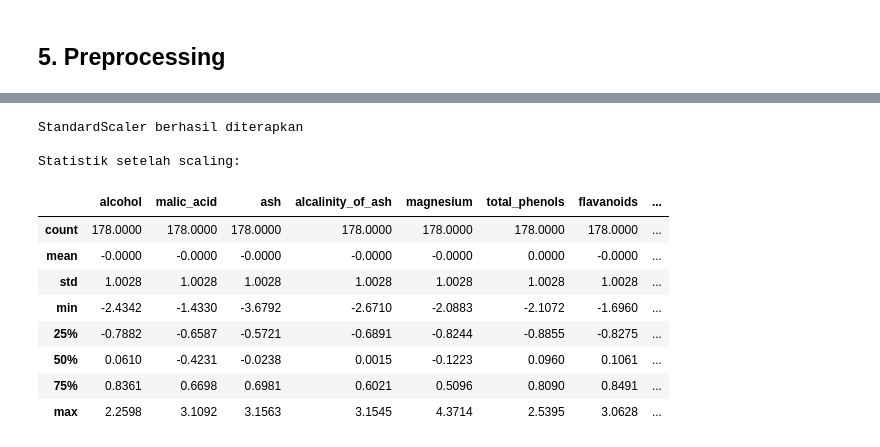
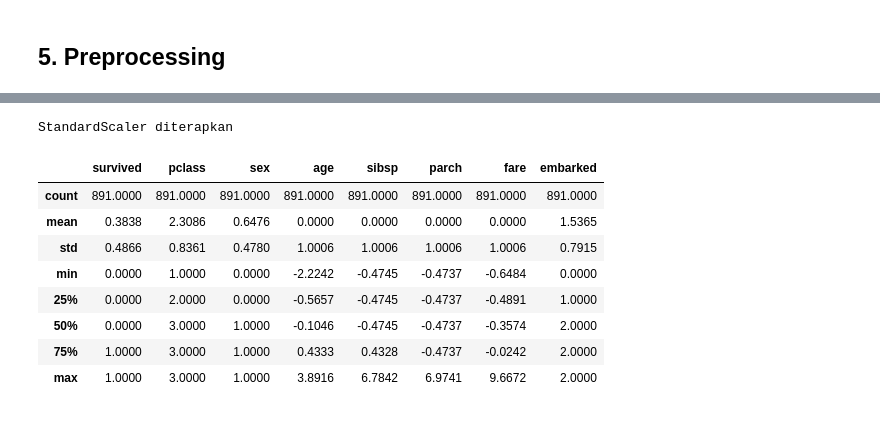
Before and after one commit to Fyodor-DOs/Eksperimen_SML_Fathir, a Jupyter notebook: preprocessing/Eksperimen_Fathir.ipynb, the cells around one changed output, grey strips where cells are left out. Saved outputs shown, nothing was run; the diff lists cells and outputs as text; code cells hidden in the pictures.

```diff
--- a/preprocessing/Eksperimen_Fathir.ipynb
+++ b/preprocessing/Eksperimen_Fathir.ipynb
@@ -247,0 +176,5 @@ Tidak ada missing values - data bersih
+# %%
+# 5.1 Seleksi fitur
+df_clean = df[['survived','pclass','sex','age','sibsp','parch','fare','embarked']].copy()
+print(f'Fitur dipilih: {list(df_clean.columns)}')
+print(f'Shape: {df_clean.shape}')
@@ -247,0 +184,7 @@ Tidak ada missing values - data bersih
+# %%
+# 5.2 Handle Missing Values
+print('Missing sebelum:')
+print(df_clean.isnull().sum()[df_clean.isnull().sum()>0])
+df_clean['age'] = df_clean['age'].fillna(df_clean['age'].median())
+df_clean['embarked'] = df_clean['embarked'].fillna(df_clean['embarked'].mode()[0])
+print(f'\nMissing sesudah: {df_clean.isnull().sum().sum()}')
@@ -247,0 +198,6 @@ Tidak ada missing values - data bersih
+# %%
+# 5.3 Encoding Kategorikal
+df_clean['sex'] = LabelEncoder().fit_transform(df_clean['sex'])
+df_clean['embarked'] = LabelEncoder().fit_transform(df_clean['embarked'])
+print('Encoding selesai')
+df_clean.head()
@@ -248,23 +212,19 @@ Tidak ada missing values - data bersih
 # %%
-# 5.3 Feature Scaling dengan StandardScaler
-feature_cols = [c for c in df_clean.columns if c != 'target']
+# 5.4 Feature Scaling
+num_cols = ['age', 'fare', 'sibsp', 'parch']
 scaler = StandardScaler()
-df_clean[feature_cols] = scaler.fit_transform(df_clean[feature_cols])
-
-print('StandardScaler berhasil diterapkan')
-print(f'\nStatistik setelah scaling:')
-df_clean[feature_cols].describe().round(4)
+df_clean[num_cols] = scaler.fit_transform(df_clean[num_cols])
+print('StandardScaler diterapkan')
+df_clean.describe().round(4)
 # %% [output]
-StandardScaler berhasil diterapkan
-
-Statistik setelah scaling:
+StandardScaler diterapkan
-|  | alcohol | malic_acid | ash | alcalinity_of_ash | magnesium | total_phenols | flavanoids | ... |
-| count | 178.0000 | 178.0000 | 178.0000 | 178.0000 | 178.0000 | 178.0000 | 178.0000 | ... |
-| mean | -0.0000 | -0.0000 | -0.0000 | -0.0000 | -0.0000 | 0.0000 | -0.0000 | ... |
-| std | 1.0028 | 1.0028 | 1.0028 | 1.0028 | 1.0028 | 1.0028 | 1.0028 | ... |
-| min | -2.4342 | -1.4330 | -3.6792 | -2.6710 | -2.0883 | -2.1072 | -1.6960 | ... |
-| 25% | -0.7882 | -0.6587 | -0.5721 | -0.6891 | -0.8244 | -0.8855 | -0.8275 | ... |
-| 50% | 0.0610 | -0.4231 | -0.0238 | 0.0015 | -0.1223 | 0.0960 | 0.1061 | ... |
-| 75% | 0.8361 | 0.6698 | 0.6981 | 0.6021 | 0.5096 | 0.8090 | 0.8491 | ... |
-| max | 2.2598 | 3.1092 | 3.1563 | 3.1545 | 4.3714 | 2.5395 | 3.0628 | ... |
+|  | survived | pclass | sex | age | sibsp | parch | fare | embarked |
+| count | 891.0000 | 891.0000 | 891.0000 | 891.0000 | 891.0000 | 891.0000 | 891.0000 | 891.0000 |
+| mean | 0.3838 | 2.3086 | 0.6476 | 0.0000 | 0.0000 | 0.0000 | 0.0000 | 1.5365 |
+| std | 0.4866 | 0.8361 | 0.4780 | 1.0006 | 1.0006 | 1.0006 | 1.0006 | 0.7915 |
+| min | 0.0000 | 1.0000 | 0.0000 | -2.2242 | -0.4745 | -0.4737 | -0.6484 | 0.0000 |
+| 25% | 0.0000 | 2.0000 | 0.0000 | -0.5657 | -0.4745 | -0.4737 | -0.4891 | 1.0000 |
+| 50% | 0.0000 | 3.0000 | 1.0000 | -0.1046 | -0.4745 | -0.4737 | -0.3574 | 2.0000 |
+| 75% | 1.0000 | 3.0000 | 1.0000 | 0.4333 | 0.4328 | -0.4737 | -0.0242 | 2.0000 |
+| max | 1.0000 | 3.0000 | 1.0000 | 3.8916 | 6.7842 | 6.9741 | 9.6672 | 2.0000 |
 # %%
```
Also changed, not shown: parts of 24 cells of this notebook, 4 other files.
